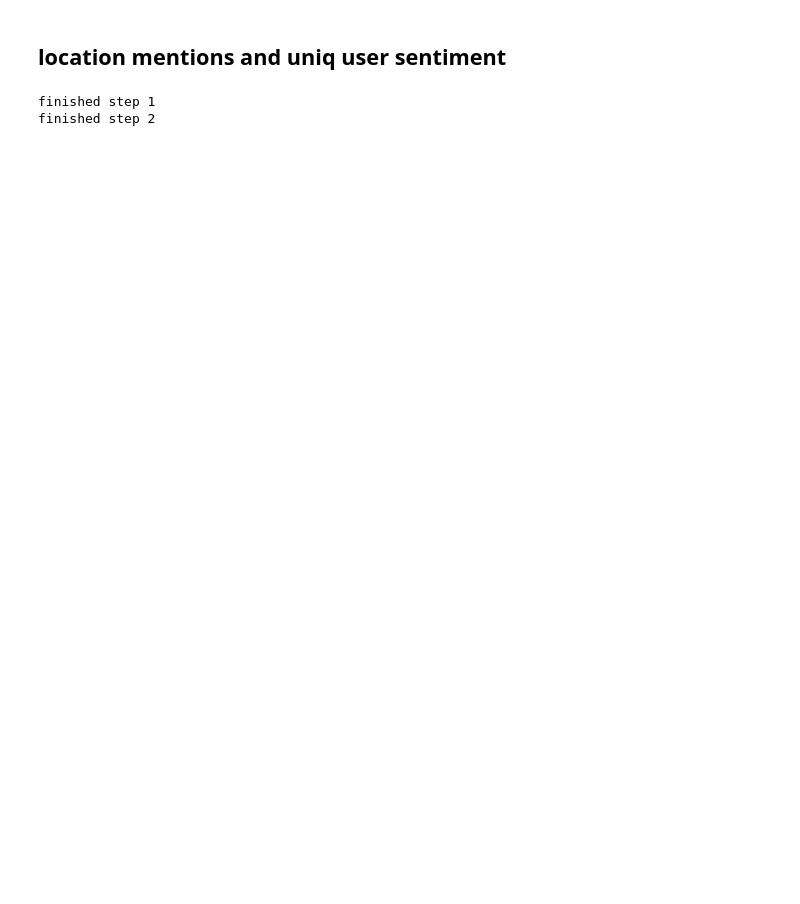
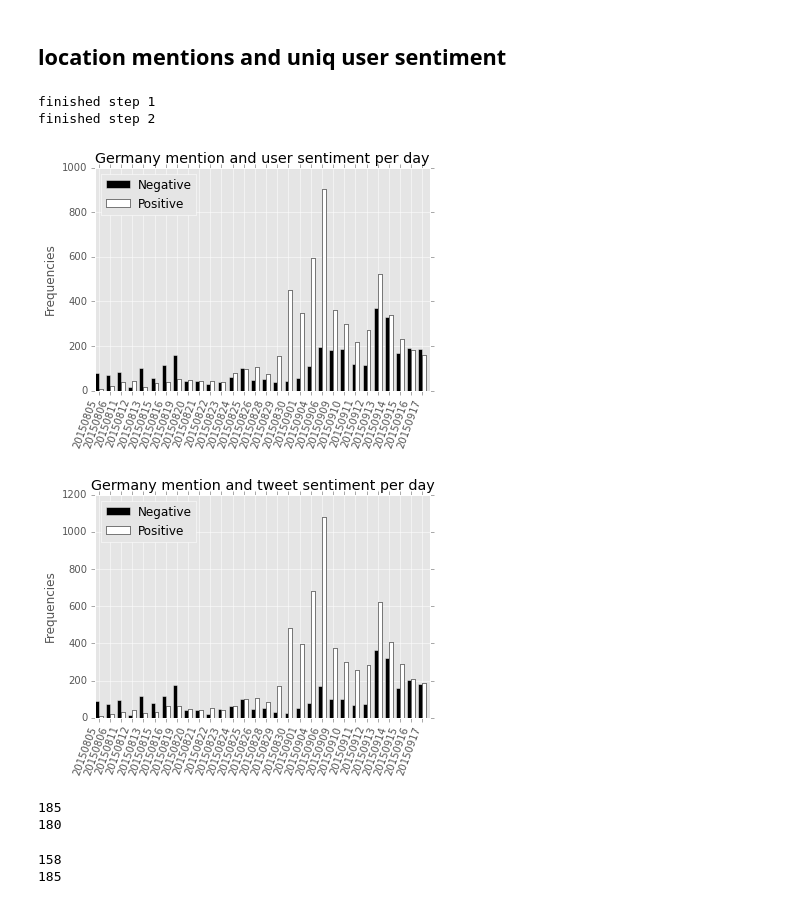
Before and after one commit to cristinadece/TwitterCrisis, a Jupyter notebook: plots.ipynb, the cells around one changed output. Saved outputs shown, nothing was run; the diff lists cells and outputs as text; code cells hidden in the pictures; blank space fills up the shorter version.

Commit message:
new plots to notebook

```diff
--- a/plots.ipynb
+++ b/plots.ipynb
@@ -183,5 +213,5 @@ def top20countryMentions(dailyTweetsDict, tweetIndex):
     topCountryMentions = Counter(countryMentions).most_common(20)
     return topCountryMentions
 
-top20CountryMentions = top10countryMentions(dailyTweetsDict, tweetIndex)
+top20CountryMentions = top20countryMentions(dailyTweetsDict, tweetIndex)
 print top20CountryMentions
@@ -214,7 +247,7 @@ def top20countryMentionsPerDay(dailyTweetsDict, tweetIndex, top20CountryMentions
     sortedDailyMentions = OrderedDict(sorted(dailyMentions.items(), key=lambda t: t[0]))
     return sortedDailyMentions
 
-dailyMentionDict = top20countryMentionsPerDay(dailyTweetsDict, tweetIndex, top10CountryMentions)
+dailyMentionDict = top20countryMentionsPerDay(dailyTweetsDict, tweetIndex, top20CountryMentions)
 print dailyMentionDict.keys()
 print dailyMentionDict[20150812]
 print dailyMentionDict[20150815]
@@ -305,7 +345,7 @@ plotLines(dailyMentionDict, top20CountryMentions)
 # %%
 mentionSentiIndex = stats_enriched_tweets.buildCountrySentiIndexMention(filename)
 # %%
-def plotCountrySentimentPerDay(dailySentiDict, countryName, days):
+def plotCountrySentimentPerDay(dailySentiDict, countryName, days, generic_title):
     labels = list()
     against = list()
     pro = list()
@@ -321,7 +361,7 @@ def plotCountrySentimentPerDay(dailySentiDict, countryName, days):
             count_anti = sentiList.count(0)
             against.append(count_anti)
 
-    plotBarWithLables2Distrib(against, pro, labels, countryName.capitalize() + " sentiment per Day", rot=70)
+    plotBarWithLables2Distrib(against, pro, labels, countryName.capitalize() + generic_title, rot=70)
 
 days = dailyMentionDict.keys()
 print len(days)
@@ -346,25 +388,21 @@ mixedMentionUser = stats_enriched_tweets.buildMixCountryMentionUserSenti(filenam
 # %% [output]
 finished step 1
 finished step 2
-# %%
-def plotCountrySentimentPerDay(dailySentiDict, countryName, days):
-    labels = list()
-    against = list()
-    pro = list()
-
-    dailySentiDictSorted = sorted(dailySentiDict.iteritems(), key=lambda x: x[0])  # order by date
-    for record in dailySentiDictSorted:
-        day = record[0]
-        if day in days:
-            sentiList = record[1]
-            labels.append(day)
-            count_pro = sentiList.count(1)
-            pro.append(count_pro)
-            count_anti = sentiList.count(0)
-            against.append(count_anti)
-
-    plotBarWithLables2Distrib(against, pro, labels, countryName.capitalize() + " sentiment per Day", rot=70)
-
-days = dailyMentionDict.keys()
-print len(days)
-# plotCountrySentimentPerDay(mentionSentiIndex["syria"], "syria", days)
+# %%
+plotCountrySentimentPerDay(mixedMentionUser["germany"], "germany", days, " mention and user sentiment per day")
+plotCountrySentimentPerDay(mentionSentiIndex["germany"], "germany", days, " mention and tweet sentiment per day")
+# %% [output]
+[figure, added]
+[figure, added]
+# %%
+print mixedMentionUser["germany"][20150917].count(0)
+print mentionSentiIndex["germany"][20150917].count(0)
+# %% [output]
+185
+180
+# %%
+print mixedMentionUser["germany"][20150917].count(1)
+print mentionSentiIndex["germany"][20150917].count(1)
+# %% [output]
+158
+185
```
Also changed, not shown: parts of 8 cells of this notebook.
